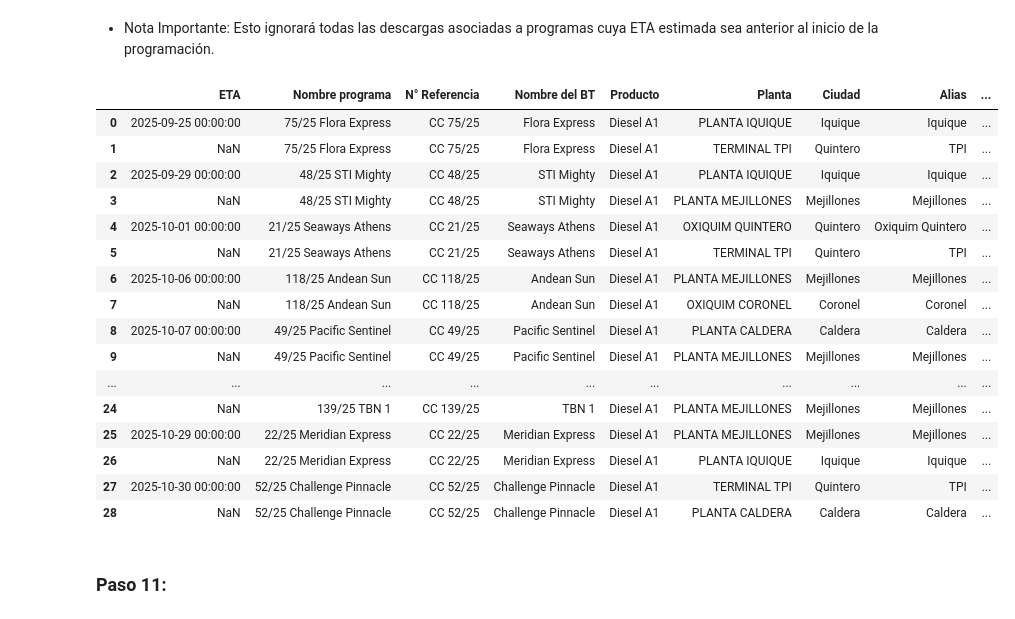
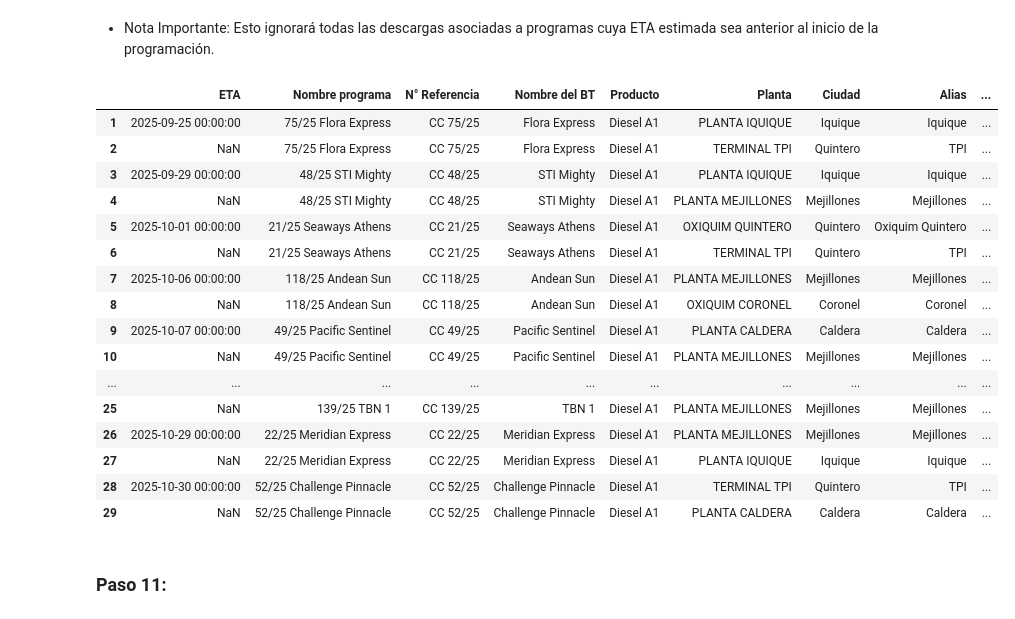
Before and after one commit to jjaubele/Automatizacion-Programacion-BD, a Jupyter notebook: CompletarBD.ipynb, the cells around one changed output. Cells and saved outputs as stored; diff of their text form; code cells hidden in the pictures.

```diff
--- a/CompletarBD.ipynb
+++ b/CompletarBD.ipynb
@@ -179,6 +195,7 @@ df_descargas
 Mediante la el atributo "Columna" asociamos cada descarga a un par producto-planta.
 # %%
 df_descargas_productos_plantas = df_descargas.merge(df_productos_plantas, on=["Columna"]).drop(columns=["Columna"])
+df_descargas_productos_plantas.index = range(1, len(df_descargas_productos_plantas) + 1)
 df_descargas_productos_plantas
 # %% [output]
 |  | Fecha | Abrev. | Volumen | Producto | Planta | Ciudad | Alias |
@@ -201,6 +218,7 @@ Mediante la abreviatura asociamos cada descarga a un programa (Por esto es impor
 Se eliminarán todas las descargas que no tengan la abreviatura de un buque asociada (Ej: Caldera o TPI hacia el Puma).
 # %%
 df_descargas_completo = df_descargas_productos_plantas.merge(df_bts, on=["Abrev."]).drop(columns=["Abrev."])
+df_descargas_completo.index = range(1, len(df_descargas_completo) + 1)
 df_descargas_completo
 # %% [output]
 |  | Fecha | Volumen | Producto | Planta | Ciudad | Alias | N° Referencia | Nombre programa | Nombre del BT |
@@ -252,6 +270,7 @@ df_descargas_agrupadas = df_descargas_agrupadas.sort_values(by=["Nombre programa
 df_descargas_agrupadas["N° Descarga"] = (
     df_descargas_agrupadas.groupby("Nombre programa").cumcount() + 1
 )
+df_descargas_agrupadas.index = range(1, len(df_descargas_agrupadas) + 1)
 df_descargas_agrupadas
 # %% [output]
 |  | Nombre programa | N° Referencia | Nombre del BT | Producto | Planta | Ciudad | Alias | Fecha inicio | ... |
@@ -278,6 +297,7 @@ Extraemos todos los programas de la planificación.
 # %%
 df_programas = extraer_programas(df_planificacion)
 df_programas.columns = ["ETA", "Nombre programa"]
+df_programas.index = range(1, len(df_programas) + 1)
 df_programas
 # %% [output]
 |  | ETA | Nombre programa |
@@ -306,25 +326,26 @@ Asociamos a cada programa sus respectivas descargas, agregamos la ETA a la prime
 # %%
 df_descargas_agrupadas = df_programas.merge(df_descargas_agrupadas, on="Nombre programa")
 df_descargas_agrupadas["ETA"] = df_descargas_agrupadas["ETA"][[True if descarga == 1 else False for descarga in df_descargas_agrupadas["N° Descarga"]]]
+df_descargas_agrupadas.index = range(1, len(df_descargas_agrupadas) + 1)
 df_descargas_agrupadas
 # %% [output]
 |  | ETA | Nombre programa | N° Referencia | Nombre del BT | Producto | Planta | Ciudad | Alias | ... |
-| 0 | 2025-09-25 00:00:00 | 75/25 Flora Express | CC 75/25 | Flora Express | Diesel A1 | PLANTA IQUIQUE | Iquique | Iquique | ... |
-| 1 | NaN | 75/25 Flora Express | CC 75/25 | Flora Express | Diesel A1 | TERMINAL TPI | Quintero | TPI | ... |
-| 2 | 2025-09-29 00:00:00 | 48/25 STI Mighty | CC 48/25 | STI Mighty | Diesel A1 | PLANTA IQUIQUE | Iquique | Iquique | ... |
-| 3 | NaN | 48/25 STI Mighty | CC 48/25 | STI Mighty | Diesel A1 | PLANTA MEJILLONES | Mejillones | Mejillones | ... |
-| 4 | 2025-10-01 00:00:00 | 21/25 Seaways Athens | CC 21/25 | Seaways Athens | Diesel A1 | OXIQUIM QUINTERO | Quintero | Oxiquim Quintero | ... |
-| 5 | NaN | 21/25 Seaways Athens | CC 21/25 | Seaways Athens | Diesel A1 | TERMINAL TPI | Quintero | TPI | ... |
-| 6 | 2025-10-06 00:00:00 | 118/25 Andean Sun | CC 118/25 | Andean Sun | Diesel A1 | PLANTA MEJILLONES | Mejillones | Mejillones | ... |
-| 7 | NaN | 118/25 Andean Sun | CC 118/25 | Andean Sun | Diesel A1 | OXIQUIM CORONEL | Coronel | Coronel | ... |
-| 8 | 2025-10-07 00:00:00 | 49/25 Pacific Sentinel | CC 49/25 | Pacific Sentinel | Diesel A1 | PLANTA CALDERA | Caldera | Caldera | ... |
-| 9 | NaN | 49/25 Pacific Sentinel | CC 49/25 | Pacific Sentinel | Diesel A1 | PLANTA MEJILLONES | Mejillones | Mejillones | ... |
+| 1 | 2025-09-25 00:00:00 | 75/25 Flora Express | CC 75/25 | Flora Express | Diesel A1 | PLANTA IQUIQUE | Iquique | Iquique | ... |
+| 2 | NaN | 75/25 Flora Express | CC 75/25 | Flora Express | Diesel A1 | TERMINAL TPI | Quintero | TPI | ... |
+| 3 | 2025-09-29 00:00:00 | 48/25 STI Mighty | CC 48/25 | STI Mighty | Diesel A1 | PLANTA IQUIQUE | Iquique | Iquique | ... |
+| 4 | NaN | 48/25 STI Mighty | CC 48/25 | STI Mighty | Diesel A1 | PLANTA MEJILLONES | Mejillones | Mejillones | ... |
+| 5 | 2025-10-01 00:00:00 | 21/25 Seaways Athens | CC 21/25 | Seaways Athens | Diesel A1 | OXIQUIM QUINTERO | Quintero | Oxiquim Quintero | ... |
+| 6 | NaN | 21/25 Seaways Athens | CC 21/25 | Seaways Athens | Diesel A1 | TERMINAL TPI | Quintero | TPI | ... |
+| 7 | 2025-10-06 00:00:00 | 118/25 Andean Sun | CC 118/25 | Andean Sun | Diesel A1 | PLANTA MEJILLONES | Mejillones | Mejillones | ... |
+| 8 | NaN | 118/25 Andean Sun | CC 118/25 | Andean Sun | Diesel A1 | OXIQUIM CORONEL | Coronel | Coronel | ... |
+| 9 | 2025-10-07 00:00:00 | 49/25 Pacific Sentinel | CC 49/25 | Pacific Sentinel | Diesel A1 | PLANTA CALDERA | Caldera | Caldera | ... |
+| 10 | NaN | 49/25 Pacific Sentinel | CC 49/25 | Pacific Sentinel | Diesel A1 | PLANTA MEJILLONES | Mejillones | Mejillones | ... |
 | ... | ... | ... | ... | ... | ... | ... | ... | ... | ... |
-| 24 | NaN | 139/25 TBN 1 | CC 139/25 | TBN 1 | Diesel A1 | PLANTA MEJILLONES | Mejillones | Mejillones | ... |
-| 25 | 2025-10-29 00:00:00 | 22/25 Meridian Express | CC 22/25 | Meridian Express | Diesel A1 | PLANTA MEJILLONES | Mejillones | Mejillones | ... |
-| 26 | NaN | 22/25 Meridian Express | CC 22/25 | Meridian Express | Diesel A1 | PLANTA IQUIQUE | Iquique | Iquique | ... |
-| 27 | 2025-10-30 00:00:00 | 52/25 Challenge Pinnacle | CC 52/25 | Challenge Pinnacle | Diesel A1 | TERMINAL TPI | Quintero | TPI | ... |
-| 28 | NaN | 52/25 Challenge Pinnacle | CC 52/25 | Challenge Pinnacle | Diesel A1 | PLANTA CALDERA | Caldera | Caldera | ... |
+| 25 | NaN | 139/25 TBN 1 | CC 139/25 | TBN 1 | Diesel A1 | PLANTA MEJILLONES | Mejillones | Mejillones | ... |
+| 26 | 2025-10-29 00:00:00 | 22/25 Meridian Express | CC 22/25 | Meridian Express | Diesel A1 | PLANTA MEJILLONES | Mejillones | Mejillones | ... |
+| 27 | NaN | 22/25 Meridian Express | CC 22/25 | Meridian Express | Diesel A1 | PLANTA IQUIQUE | Iquique | Iquique | ... |
+| 28 | 2025-10-30 00:00:00 | 52/25 Challenge Pinnacle | CC 52/25 | Challenge Pinnacle | Diesel A1 | TERMINAL TPI | Quintero | TPI | ... |
+| 29 | NaN | 52/25 Challenge Pinnacle | CC 52/25 | Challenge Pinnacle | Diesel A1 | PLANTA CALDERA | Caldera | Caldera | ... |
 # %% [markdown]
 ### Paso 11:
 # %% [markdown]
```
Also changed, not shown: parts of 18 cells of this notebook, 2 other files.
